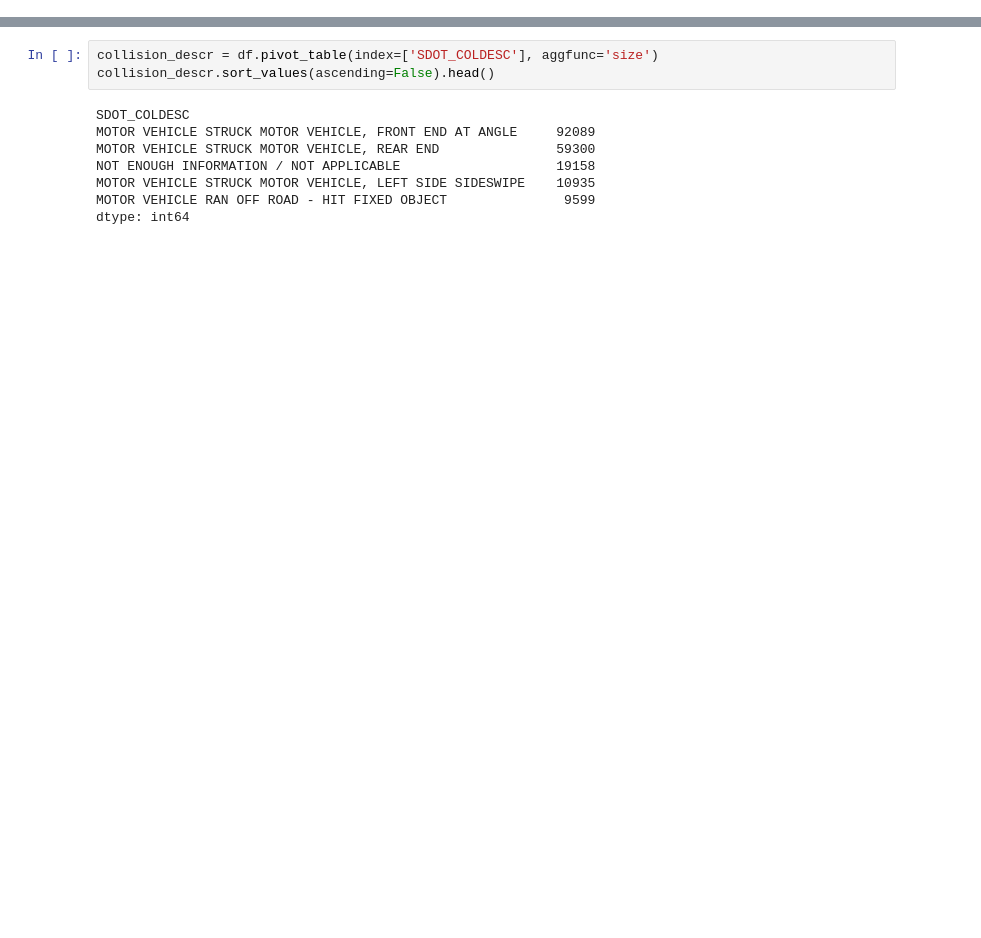
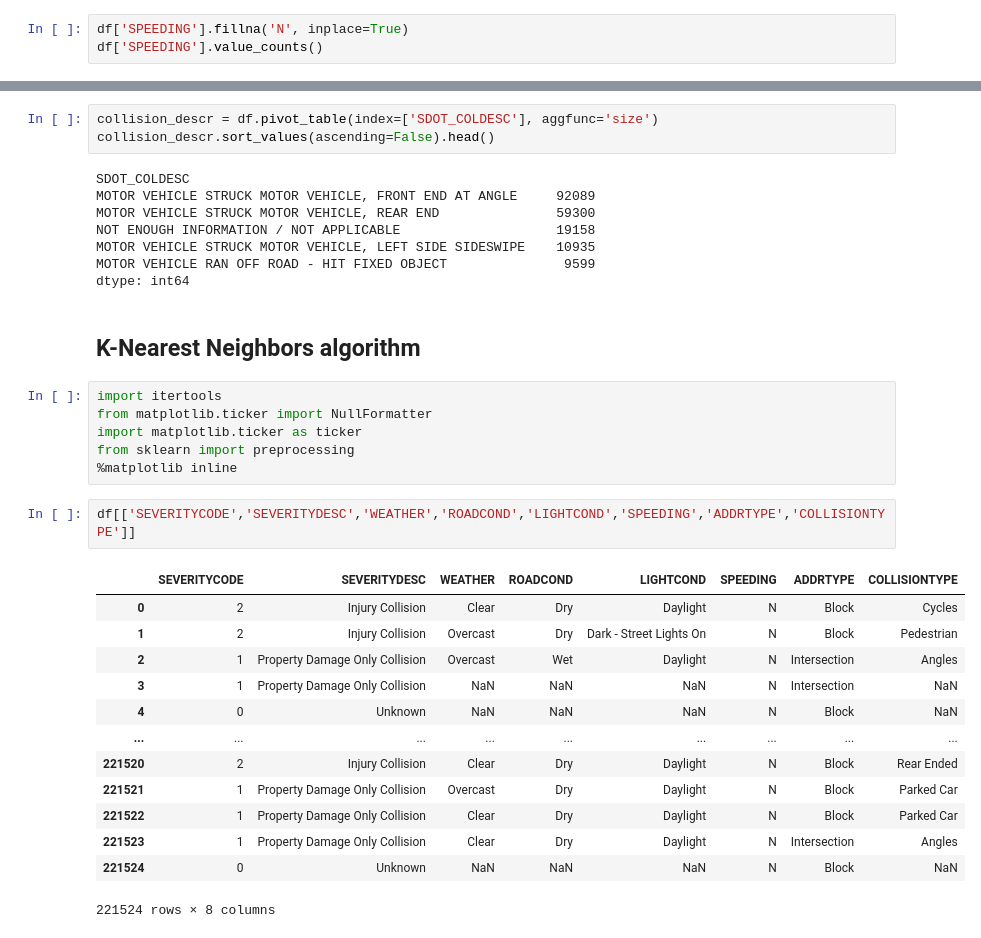
Before and after one commit to rodrigoeiragit/Coursera_Capstone, a Jupyter notebook: Applied Data Science Capstone Dataset.ipynb, the cells around one changed output, grey strips where cells are left out. Cells and saved outputs as stored; diff of their text form; blank space fills up the shorter version.

```diff
--- a/Applied Data Science Capstone Dataset.ipynb
+++ b/Applied Data Science Capstone Dataset.ipynb
@@ -194,3 +186,6 @@ df['INCDTTM'].head()
 3   2019-12-19 00:00:00
 4   2013-03-27 00:00:00
 Name: INCDTTM, dtype: datetime64[ns]
+# %%
+df['SPEEDING'].fillna('N', inplace=True)
+df['SPEEDING'].value_counts()
@@ -343,3 +334,27 @@ NOT ENOUGH INFORMATION / NOT APPLICABLE                    19158
 MOTOR VEHICLE STRUCK MOTOR VEHICLE, LEFT SIDE SIDESWIPE    10935
 MOTOR VEHICLE RAN OFF ROAD - HIT FIXED OBJECT               9599
 dtype: int64
+# %% [markdown]
+## K-Nearest Neighbors algorithm
+# %%
+import itertools
+from matplotlib.ticker import NullFormatter
+import matplotlib.ticker as ticker
+from sklearn import preprocessing
+%matplotlib inline
+# %%
+df[['SEVERITYCODE','SEVERITYDESC','WEATHER','ROADCOND','LIGHTCOND','SPEEDING','ADDRTYPE','COLLISIONTYPE']]
+# %% [output]
+|  | SEVERITYCODE | SEVERITYDESC | WEATHER | ROADCOND | LIGHTCOND | SPEEDING | ADDRTYPE | COLLISIONTYPE |
+| 0 | 2 | Injury Collision | Clear | Dry | Daylight | N | Block | Cycles |
+| 1 | 2 | Injury Collision | Overcast | Dry | Dark - Street Lights On | N | Block | Pedestrian |
+| 2 | 1 | Property Damage Only Collision | Overcast | Wet | Daylight | N | Intersection | Angles |
+| 3 | 1 | Property Damage Only Collision | NaN | NaN | NaN | N | Intersection | NaN |
+| 4 | 0 | Unknown | NaN | NaN | NaN | N | Block | NaN |
+| ... | ... | ... | ... | ... | ... | ... | ... | ... |
+| 221520 | 2 | Injury Collision | Clear | Dry | Daylight | N | Block | Rear Ended |
+| 221521 | 1 | Property Damage Only Collision | Overcast | Dry | Daylight | N | Block | Parked Car |
+| 221522 | 1 | Property Damage Only Collision | Clear | Dry | Daylight | N | Block | Parked Car |
+| 221523 | 1 | Property Damage Only Collision | Clear | Dry | Daylight | N | Intersection | Angles |
+| 221524 | 0 | Unknown | NaN | NaN | NaN | N | Block | NaN |
+221524 rows × 8 columns
```
Also changed, not shown: parts of 48 cells of this notebook.
